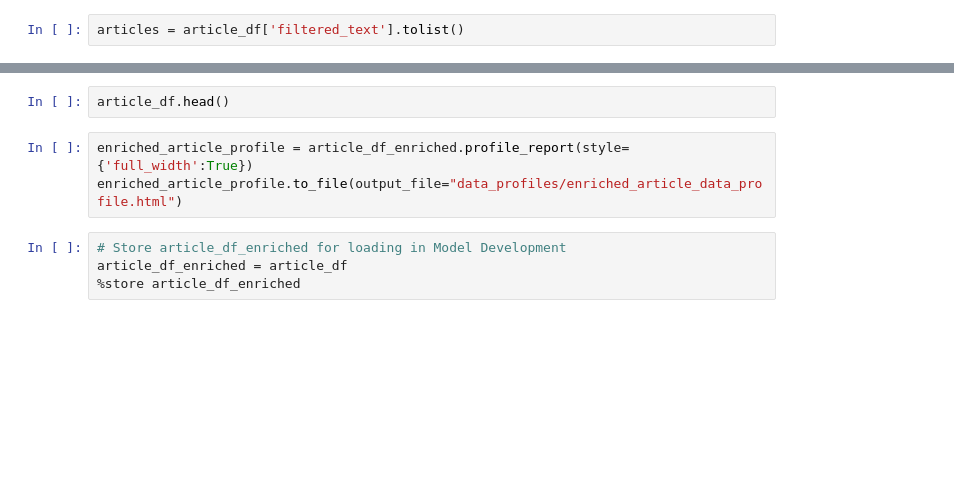
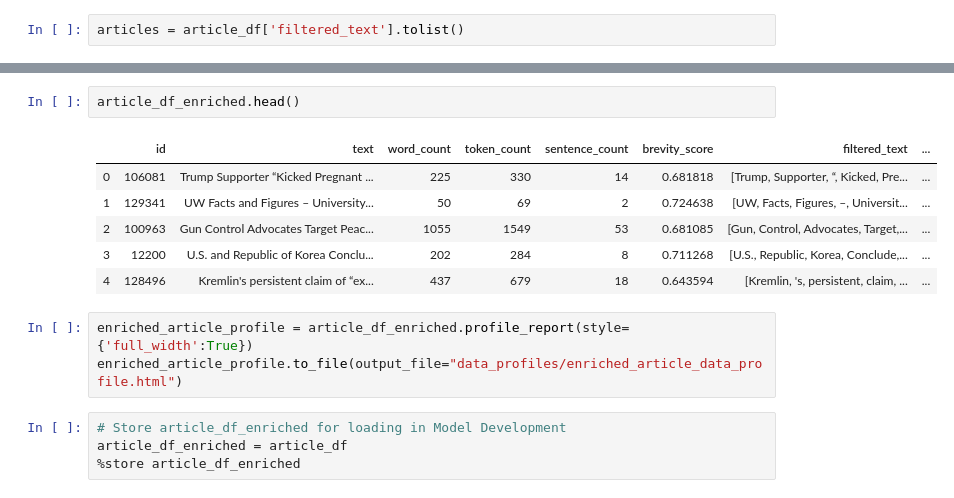
Before and after one commit to kingbd2/Fake_News_Data_Cup, a Jupyter notebook: 2.DataPreparation.ipynb, the cells around one changed output, grey strips where cells are left out. Drawn from its saved outputs; the diff is of its cells as text; blank space fills up the shorter version.

```diff
--- a/2.DataPreparation.ipynb
+++ b/2.DataPreparation.ipynb
@@ -111,5 +82,12 @@ slack.SlackNotification('datacup', 'All sentiment has been analyzed using the NL
 # %%
-article_df.head()
+article_df_enriched.head()
+# %% [output]
+|  | id | text | word_count | token_count | sentence_count | brevity_score | filtered_text | ... |
+| 0 | 106081 | Trump Supporter “Kicked Pregnant ... | 225 | 330 | 14 | 0.681818 | [Trump, Supporter, “, Kicked, Pre... | ... |
+| 1 | 129341 | UW Facts and Figures – University... | 50 | 69 | 2 | 0.724638 | [UW, Facts, Figures, –, Universit... | ... |
+| 2 | 100963 | Gun Control Advocates Target Peac... | 1055 | 1549 | 53 | 0.681085 | [Gun, Control, Advocates, Target,... | ... |
+| 3 | 12200 | U.S. and Republic of Korea Conclu... | 202 | 284 | 8 | 0.711268 | [U.S., Republic, Korea, Conclude,... | ... |
+| 4 | 128496 | Kremlin's persistent claim of “ex... | 437 | 679 | 18 | 0.643594 | [Kremlin, 's, persistent, claim, ... | ... |
 # %%
 enriched_article_profile = article_df_enriched.profile_report(style={'full_width':True})
 enriched_article_profile.to_file(output_file="data_profiles/enriched_article_data_profile.html")
```
Also changed, not shown: parts of 44 cells of this notebook, 13 other files.
